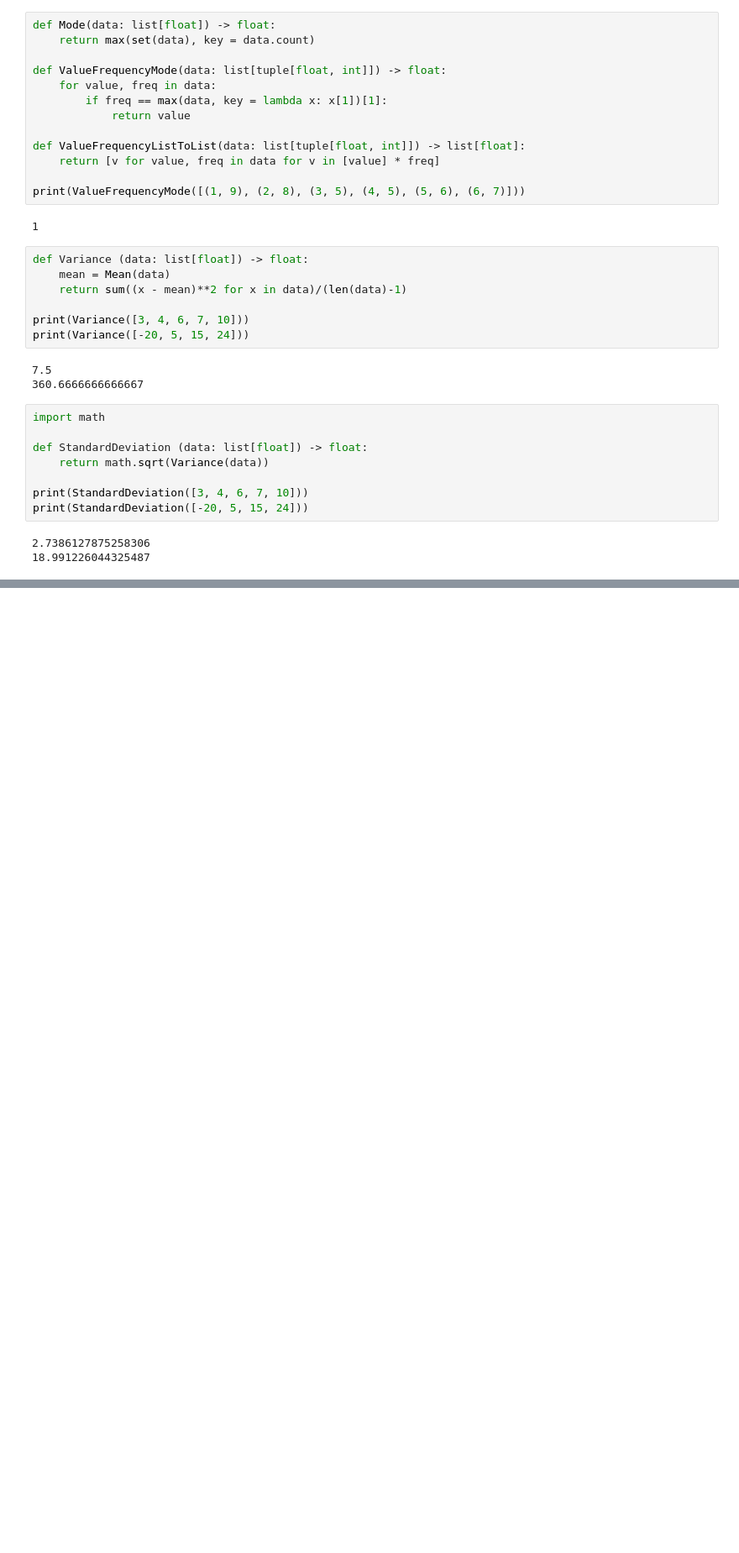
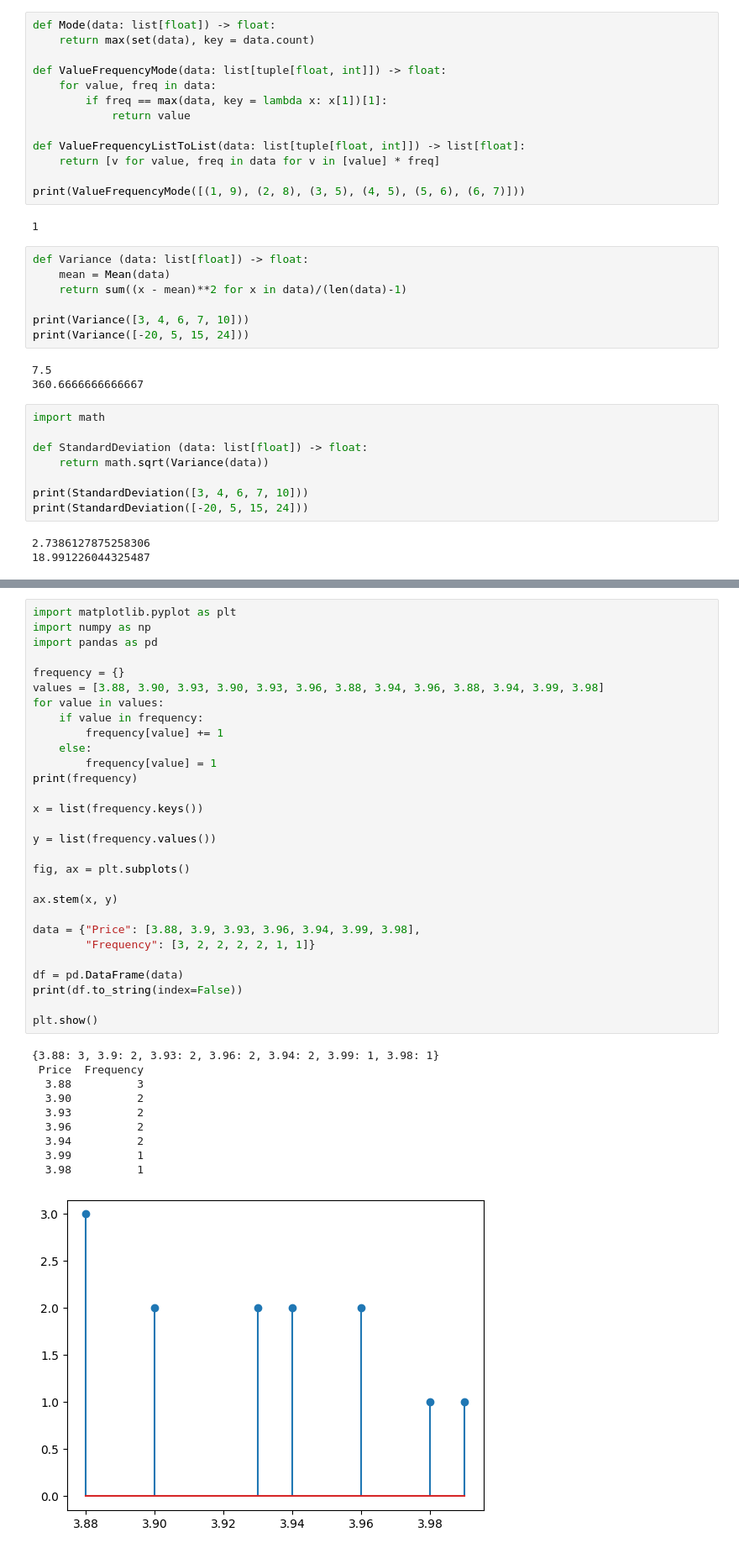
Before and after one commit to pdllerenas/probability-exercises, a Jupyter notebook: code/Exercises.ipynb, the cells around one changed output, grey strips where cells are left out. Shown: that part at 84% size. Cells and saved outputs as stored; diff of their text form; blank space fills up the shorter version.

```diff
--- a/code/Exercises.ipynb
+++ b/code/Exercises.ipynb
@@ -118,0 +127,40 @@ print(StandardDeviation([-20, 5, 15, 24]))
+# %%
+import matplotlib.pyplot as plt
+import numpy as np
+import pandas as pd
+
+frequency = {}
+values = [3.88, 3.90, 3.93, 3.90, 3.93, 3.96, 3.88, 3.94, 3.96, 3.88, 3.94, 3.99, 3.98]
+for value in values:
+    if value in frequency:
+        frequency[value] += 1
+    else:
+        frequency[value] = 1
+print(frequency)
+
+x = list(frequency.keys())
+
+y = list(frequency.values())
+
+fig, ax = plt.subplots()
+
+ax.stem(x, y)
+
+data = {"Price": [3.88, 3.9, 3.93, 3.96, 3.94, 3.99, 3.98],
+        "Frequency": [3, 2, 2, 2, 2, 1, 1]}
+
+df = pd.DataFrame(data)
+print(df.to_string(index=False))
+
+plt.show()
+# %% [output]
+{3.88: 3, 3.9: 2, 3.93: 2, 3.96: 2, 3.94: 2, 3.99: 1, 3.98: 1}
+ Price  Frequency
+  3.88          3
+  3.90          2
+  3.93          2
+  3.96          2
+  3.94          2
+  3.99          1
+  3.98          1
+[figure, added]
```
Also changed, not shown: parts of 4 cells of this notebook.
